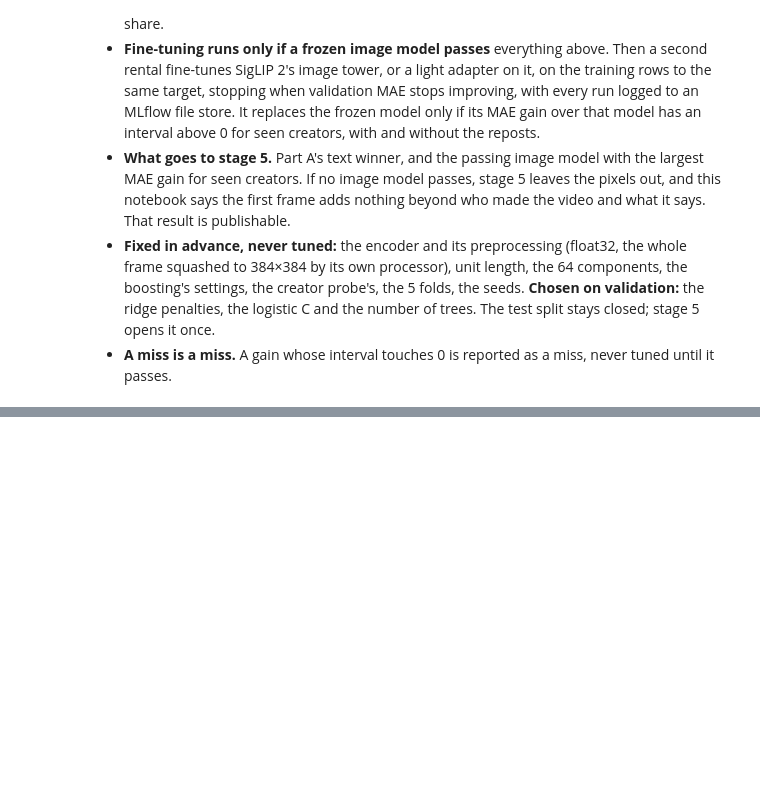
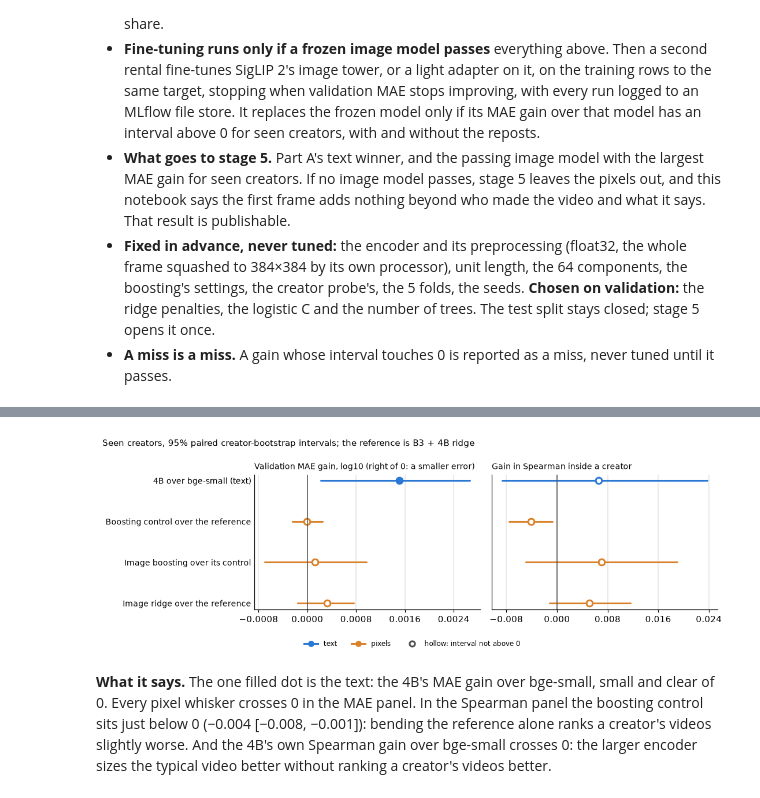
Before and after one commit to saricmilos/share-rate-prediction, a Jupyter notebook: notebooks/04_image.ipynb, the cells around one changed output, grey strips where cells are left out. Drawn from its saved outputs; the diff is of its cells as text; code cells hidden in the pictures; blank space fills up the shorter version.

```diff
--- a/notebooks/04_image.ipynb
+++ b/notebooks/04_image.ipynb
@@ -108,0 +403,9 @@ is applied as written and never re-decided:
+# %%
+X_4b = text_matrix(QWEN, 1024)  # 121,749 x 7,175, float32: about 3.5 GB
+gram_4b = RidgeGram(X_4b, training, folds[training])
+alpha_4b, _, predictions["4B ridge"], by_alpha_4b = ridge_head(gram_4b, residual, predictions["B3 ridge"],
+                                                               EMBEDDING_ALPHAS)
+display(by_alpha_4b.round(4).to_frame().T)
+for name in ["B3 ridge", "bge ridge", "4B ridge"]:
+    print(f"{name}: validation MAE {mae(predictions[name], validation):.4f}, "
+          f"seen creators {mae(predictions[name], seen_rows):.4f}")
@@ -108,0 +614,9 @@ is applied as written and never re-decided:
+# %%
+image, has_vector = frames.frame_vectors(SIGLIP)  # rows x 1,152; the test's vectors stay unread in the cache
+assert (has_vector == has_frame).all()  # every row with a frame has its vector, and no other row does
+lengths = np.linalg.norm(image[has_vector], axis=1)
+print(f"{has_vector.sum():,} rows with a frame vector of {image.shape[1]:,} numbers; lengths from {lengths.min():.2f} "
+      f"to {lengths.max():.2f} (median {np.median(lengths):.2f}) before scaling")
+image[has_vector] /= lengths[:, None]  # unit length
+fit_rows = training & has_frame  # the pixels are fitted here...
+score_rows = validation & has_frame  # ...and scored here, the reference with them (rule 5)
@@ -108,0 +1010,42 @@ is applied as written and never re-decided:
+# %%
+from matplotlib.ticker import MaxNLocator
+
+BLUE, ORANGE, MUTED, GRID = "#2a78d6", "#d9822b", "#52514e", "#e4e3df"  # notebook 03's colours
+comparisons = [  # (label, rows, base, model, colour)
+    ("4B over bge-small (text)", seen_rows, "bge ridge", "4B ridge", BLUE),
+    ("Boosting control over the reference", leak_rows, TEXT, "boosting control", ORANGE),
+    ("Image boosting over its control", leak_rows, "boosting control", "image boosting", ORANGE),
+    ("Image ridge over the reference", leak_rows, TEXT, "image ridge", ORANGE),
+]
+fig, axes = plt.subplots(1, 2, figsize=(10, 3.4), sharey=True)
+for ax, metric, title in [(axes[0], "MAE", "Validation MAE gain, log10 (right of 0: a smaller error)"),
+                          (axes[1], "spearman_within", "Gain in Spearman inside a creator")]:
+    for y, (label, rows, base, model, colour) in enumerate(reversed(comparisons)):
+        r = paired(metric, rows, base, model)
+        ax.plot([r.gain_low, r.gain_high], [y, y], color=colour, linewidth=2, solid_capstyle="round")
+        ax.plot(r.gain, y, "o", markersize=7, markeredgewidth=2, color=colour,
+                markerfacecolor=colour if r.gain_low > 0 else "white")
+    ax.axvline(0, color=MUTED, linewidth=1)
+    ax.grid(axis="x", color=GRID, linewidth=1)
+    ax.set_axisbelow(True)
+    ax.tick_params(axis="y", length=0)
+    ax.xaxis.set_major_locator(MaxNLocator(5))  # few ticks, so their labels never run together
+    ax.set_title(title, loc="left", fontsize=9)
+axes[0].set_yticks(range(len(comparisons)), [c[0] for c in reversed(comparisons)], fontsize=9)
+fig.legend(handles=[
+    plt.Line2D([], [], marker="o", color=BLUE, linewidth=2, label="text"),
+    plt.Line2D([], [], marker="o", color=ORANGE, linewidth=2, label="pixels"),
+    plt.Line2D([], [], marker="o", color=MUTED, markerfacecolor="white", markeredgewidth=2, linestyle="none",
+               label="hollow: interval not above 0"),
+], loc="lower center", ncol=3, frameon=False, fontsize=8)  # below the panels, clear of every row
+fig.suptitle(f"Seen creators, 95% paired creator-bootstrap intervals; the reference is B3 + {TEXT}", x=0.01,
+             ha="left", fontsize=10)
+fig.tight_layout(rect=(0, 0.08, 1, 1))  # leave the bottom strip to the legend
+plt.show()
+# %% [output]
+[figure, added]
+# %% [markdown]
+**What it says.** The one filled dot is the text: the 4B's MAE gain over bge-small, small and clear of 0. Every pixel
+whisker crosses 0 in the MAE panel. In the Spearman panel the boosting control sits just below 0 (−0.004 [−0.008,
+−0.001]): bending the reference alone ranks a creator's videos slightly worse. And the 4B's own Spearman gain over
+bge-small crosses 0: the larger encoder sizes the typical video better without ranking a creator's videos better.
```
Also changed, not shown: parts of 47 cells of this notebook.
